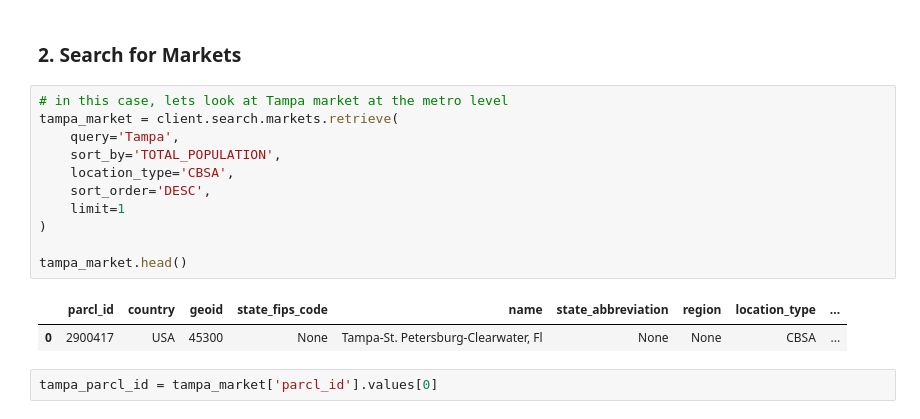
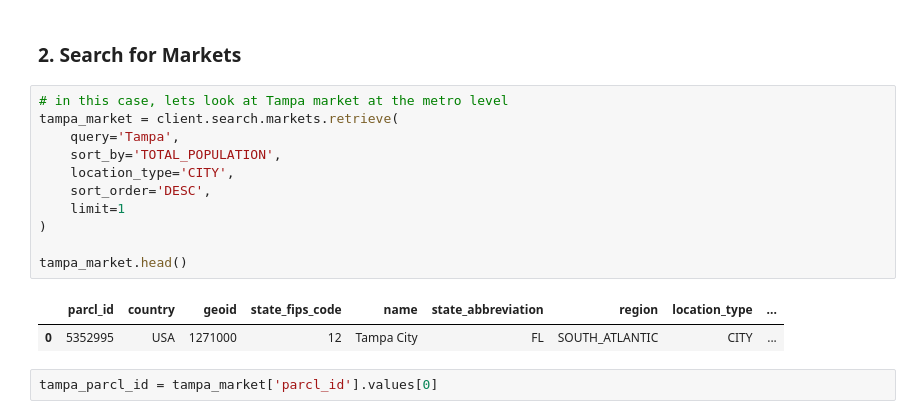
Before and after one commit to ParclLabs/parcllabs-cookbook, a Jupyter notebook: examples/housing_market_research/supply_and_demand/supply_and_price_changes.ipynb, the cells around one changed output. Drawn from its saved outputs; the diff is of its cells as text.

```diff
--- a/examples/housing_market_research/supply_and_demand/supply_and_price_changes.ipynb
+++ b/examples/housing_market_research/supply_and_demand/supply_and_price_changes.ipynb
@@ -41,17 +41,17 @@ client = ParclLabsClient(
 # %%
 # in this case, lets look at Tampa market at the metro level
 tampa_market = client.search.markets.retrieve(
     query='Tampa',
     sort_by='TOTAL_POPULATION',
-    location_type='CBSA',
+    location_type='CITY',
     sort_order='DESC',
     limit=1
 )
 
 tampa_market.head()
 # %% [output]
 |  | parcl_id | country | geoid | state_fips_code | name | state_abbreviation | region | location_type | ... |
-| 0 | 2900417 | USA | 45300 | None | Tampa-St. Petersburg-Clearwater, Fl | None | None | CBSA | ... |
+| 0 | 5352995 | USA | 1271000 | 12 | Tampa City | FL | SOUTH_ATLANTIC | CITY | ... |
 # %%
 tampa_parcl_id = tampa_market['parcl_id'].values[0]
 # %% [markdown]
```
Also changed, not shown: parts of 3 cells of this notebook, 7 other files.
